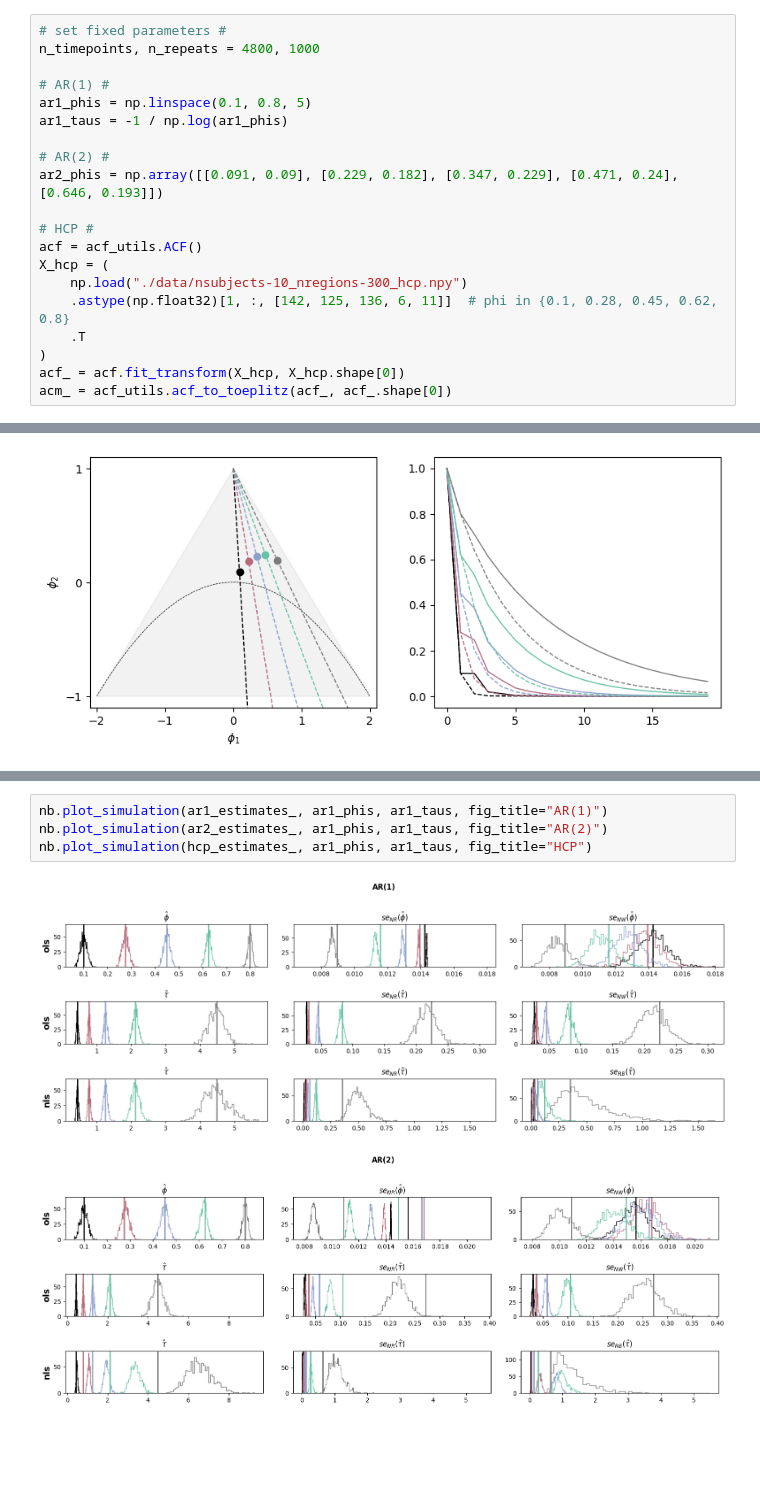
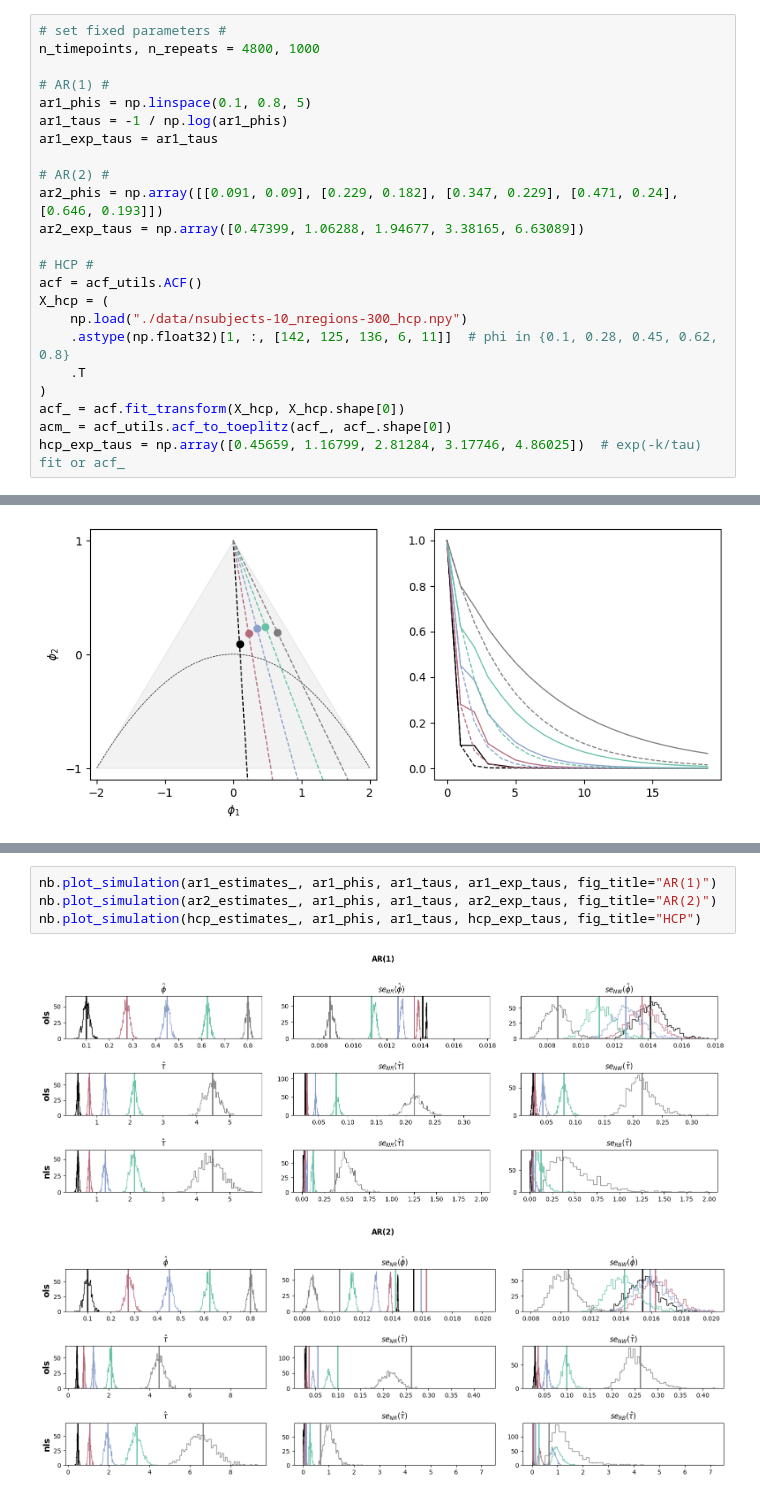
Before and after one commit to griegner/fmri-timescales, a Jupyter notebook: examples/simulations.ipynb, the cells around one changed output, grey strips where cells are left out. Cells and saved outputs as stored; diff of their text form; blank space fills up the shorter version.

```diff
--- a/examples/simulations.ipynb
+++ b/examples/simulations.ipynb
@@ -37,9 +37,11 @@ n_timepoints, n_repeats = 4800, 1000
 # AR(1) #
 ar1_phis = np.linspace(0.1, 0.8, 5)
 ar1_taus = -1 / np.log(ar1_phis)
+ar1_exp_taus = ar1_taus
 
 # AR(2) #
 ar2_phis = np.array([[0.091, 0.09], [0.229, 0.182], [0.347, 0.229], [0.471, 0.24], [0.646, 0.193]])
+ar2_exp_taus = np.array([0.47399, 1.06288, 1.94677, 3.38165, 6.63089])
 
 # HCP #
 acf = acf_utils.ACF()
@@ -50,6 +52,7 @@ X_hcp = (
 )
 acf_ = acf.fit_transform(X_hcp, X_hcp.shape[0])
 acm_ = acf_utils.acf_to_toeplitz(acf_, acf_.shape[0])
+hcp_exp_taus = np.array([0.45659, 1.16799, 2.81284, 3.17746, 4.86025])  # exp(-k/tau) fit or acf_
 # %%
 n_lags = 20
 colors = ["#000000", "#B66B7C", "#8D9FCB", "#66C2A6", "#7D7D7D"]
@@ -84,7 +87,7 @@ hcp_estimates_ = nb.mc_simulation(ar1_phis, n_timepoints, acm=acm_, random_seed=
 # %%
-nb.plot_simulation(ar1_estimates_, ar1_phis, ar1_taus, fig_title="AR(1)")
-nb.plot_simulation(ar2_estimates_, ar1_phis, ar1_taus, fig_title="AR(2)")
-nb.plot_simulation(hcp_estimates_, ar1_phis, ar1_taus, fig_title="HCP")
+nb.plot_simulation(ar1_estimates_, ar1_phis, ar1_taus, ar1_exp_taus, fig_title="AR(1)")
+nb.plot_simulation(ar2_estimates_, ar1_phis, ar1_taus, ar2_exp_taus, fig_title="AR(2)")
+nb.plot_simulation(hcp_estimates_, ar1_phis, ar1_taus, hcp_exp_taus, fig_title="HCP")
 # %% [output]
-[figure, old version]
+[figure, new version]
-[figure, old version]
+[figure, new version]
```
Also changed, not shown: parts of 2 cells of this notebook, 1 other file.
